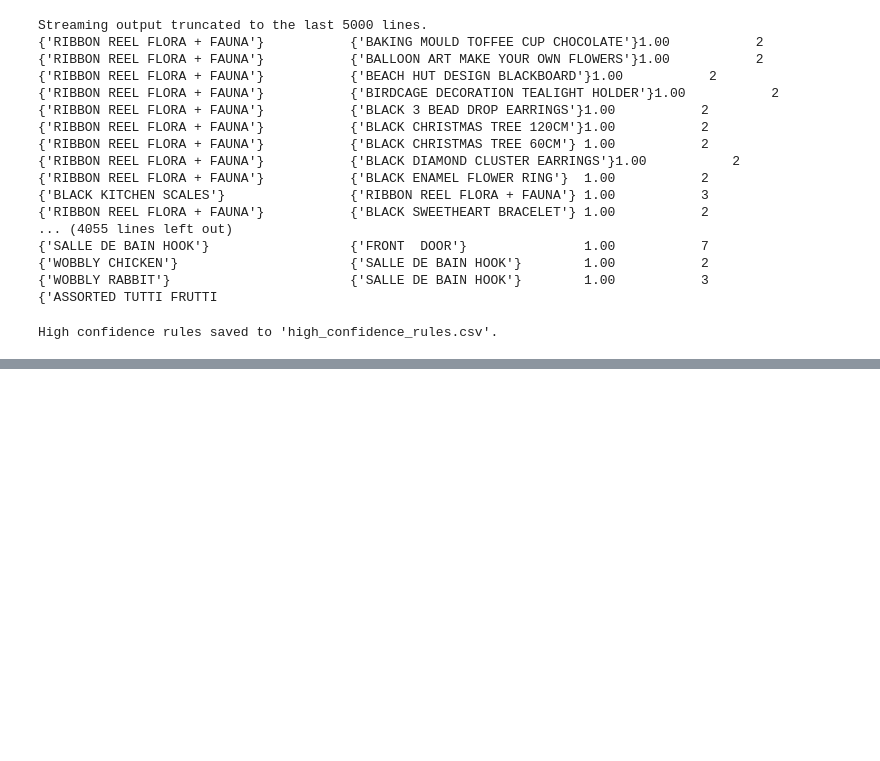
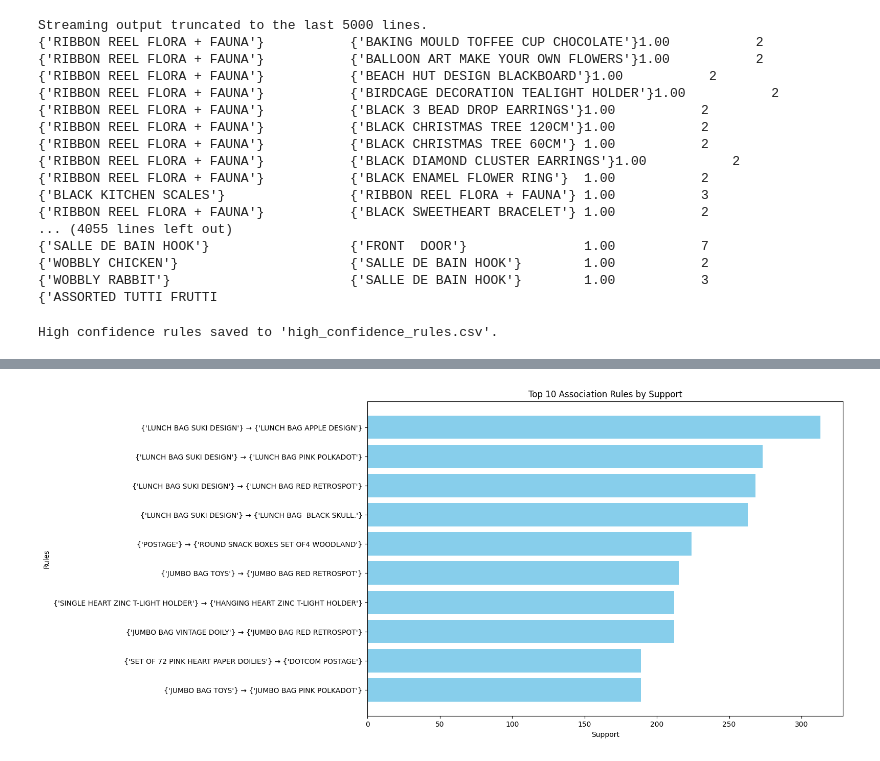
Before and after one commit to NishatVasker/CSE488_Big-Data-Analytics-, a Jupyter notebook: lab_03_E_commerce_Data_Analysis.ipynb, the cells around one changed output, grey strips where cells are left out. Cells and saved outputs as stored; diff of their text form; code cells hidden in the pictures; blank space fills up the shorter version.

```diff
--- a/lab_03_E_commerce_Data_Analysis.ipynb
+++ b/lab_03_E_commerce_Data_Analysis.ipynb
@@ -418,0 +486,15 @@ High confidence rules saved to 'high_confidence_rules.csv'.
+# %%
+# Sort the rules by support and select the top 10
+top_rules_support = association_rules.sort_values(by='Support', ascending=False).head(10)
+
+# Create a horizontal bar chart
+plt.figure(figsize=(12, 8))
+plt.barh(top_rules_support['Antecedent'] + ' → ' + top_rules_support['Consequent'],
+         top_rules_support['Support'], color='skyblue')
+plt.title('Top 10 Association Rules by Support')
+plt.xlabel('Support')
+plt.ylabel('Rules')
+plt.gca().invert_yaxis()  # Reverse the order of the bars
+plt.show()
+# %% [output]
+[figure, added]
```
Also changed, not shown: parts of 9 cells of this notebook.
